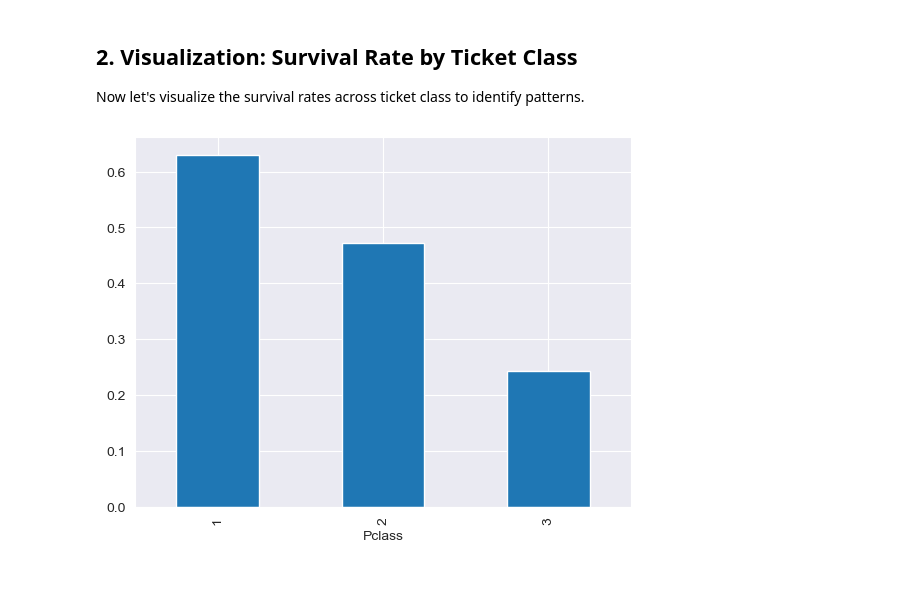
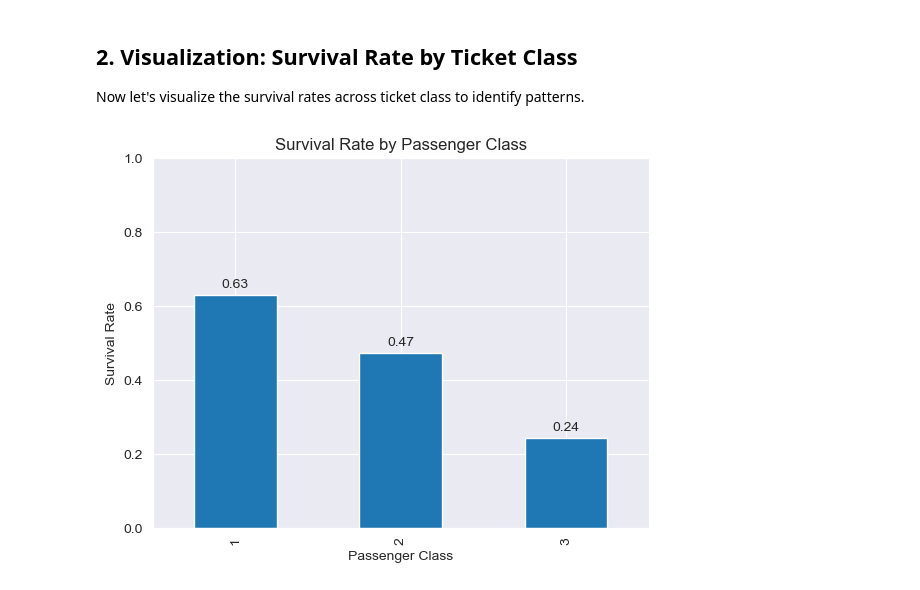
Before and after one commit to JamesStafford/TitanicKaggle, a Jupyter notebook: notebooks/survival_by_pclass_titanic_notebook.ipynb, the cells around one changed output. Saved outputs shown, nothing was run; the diff lists cells and outputs as text; code cells hidden in the pictures.

Commit message:
Finished the notebook exploring the relationship between ticket class and survival.

```diff
--- a/notebooks/survival_by_pclass_titanic_notebook.ipynb
+++ b/notebooks/survival_by_pclass_titanic_notebook.ipynb
@@ -45,9 +52,19 @@ Now let's visualize the survival rates across ticket class to identify patterns.
 # %%
 pclass_survival_df: DataFrame = titanic_training_df[[SURVIVED_HEADER, PCLASS_HEADER]].copy()
 
 survival_by_pclass_group = pclass_survival_df.groupby(PCLASS_HEADER, observed=True)[SURVIVED_HEADER].mean()
-survival_by_pclass_group.plot(kind="bar")
+survival_by_pclass_bar_chart: Axes = survival_by_pclass_group.plot(kind="bar")
+
+survival_by_pclass_bar_chart.set_xlabel("Passenger Class")
+
+survival_by_pclass_bar_chart.set_ylabel("Survival Rate")
+survival_by_pclass_bar_chart.set_ybound(0, 1)
+
+survival_by_pclass_bar_chart.set_title("Survival Rate by Passenger Class")
+
+for container in survival_by_pclass_bar_chart.containers:
+    survival_by_pclass_bar_chart.bar_label(container, fmt='%.2f', padding=3)  # pyright: ignore [reportArgumentType]
 
 plt.show()
 # %% [output]
-[figure, old version]
+[figure, new version]
```
Also changed, not shown: parts of 4 cells of this notebook, 1 other file.
